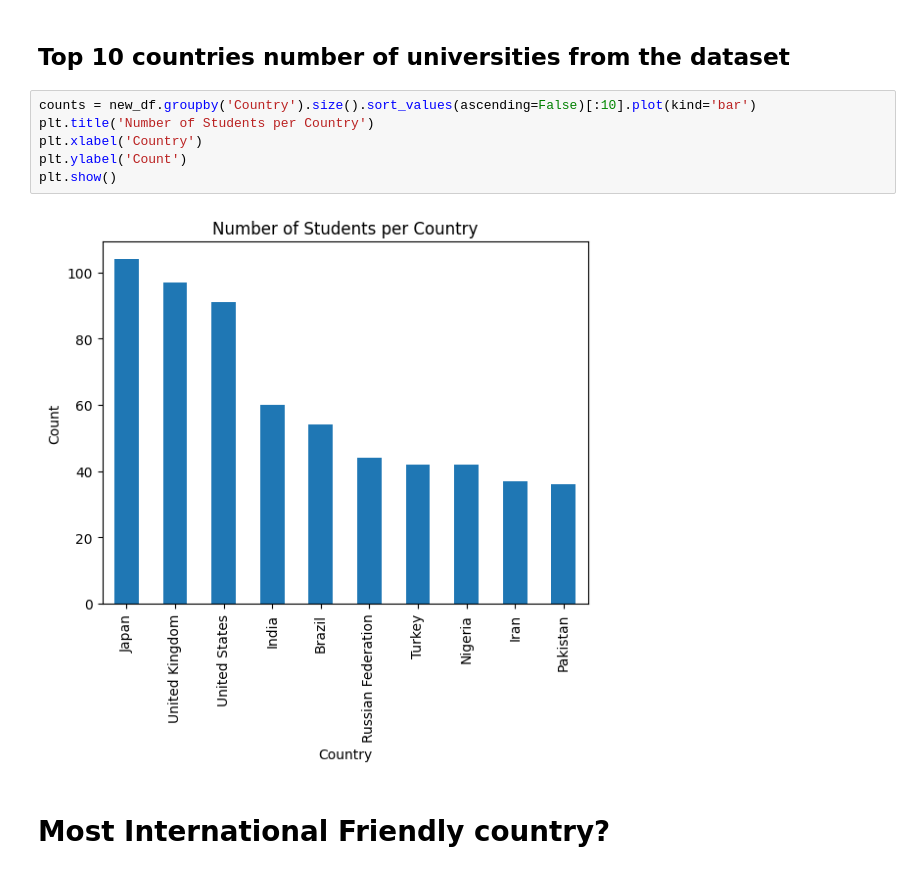
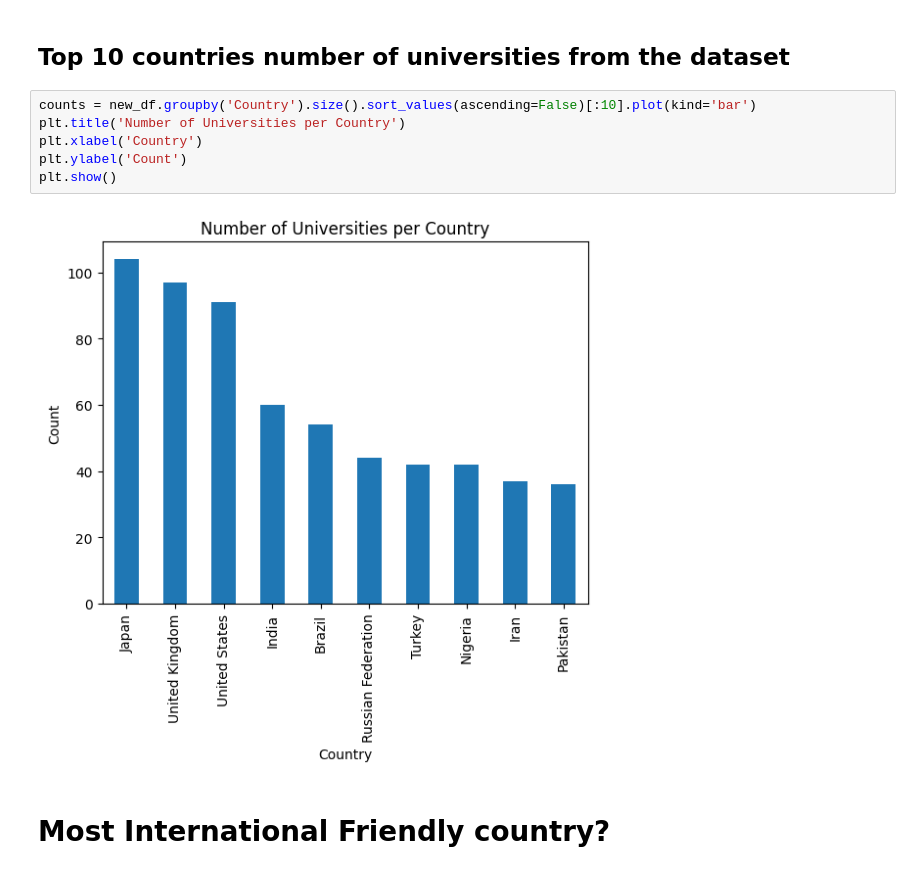
Before and after one commit to acmcsufoss/fullypack_data_science, a Jupyter notebook: Simple_Analysis.ipynb, the cells around one changed output. Cells and saved outputs as stored; diff of their text form.

```diff
--- a/Simple_Analysis.ipynb
+++ b/Simple_Analysis.ipynb
@@ -184,12 +183,12 @@ new_df.head()
 ## Top 10 countries number of universities from the dataset
 # %%
 counts = new_df.groupby('Country').size().sort_values(ascending=False)[:10].plot(kind='bar')
-plt.title('Number of Students per Country')
+plt.title('Number of Universities per Country')
 plt.xlabel('Country')
 plt.ylabel('Count')
 plt.show()
 # %% [output]
-[figure, old version]
+[figure, new version]
 # %% [markdown]
 # Most International Friendly country?
 # %%
```
Also changed, not shown: parts of 1 cell of this notebook.
